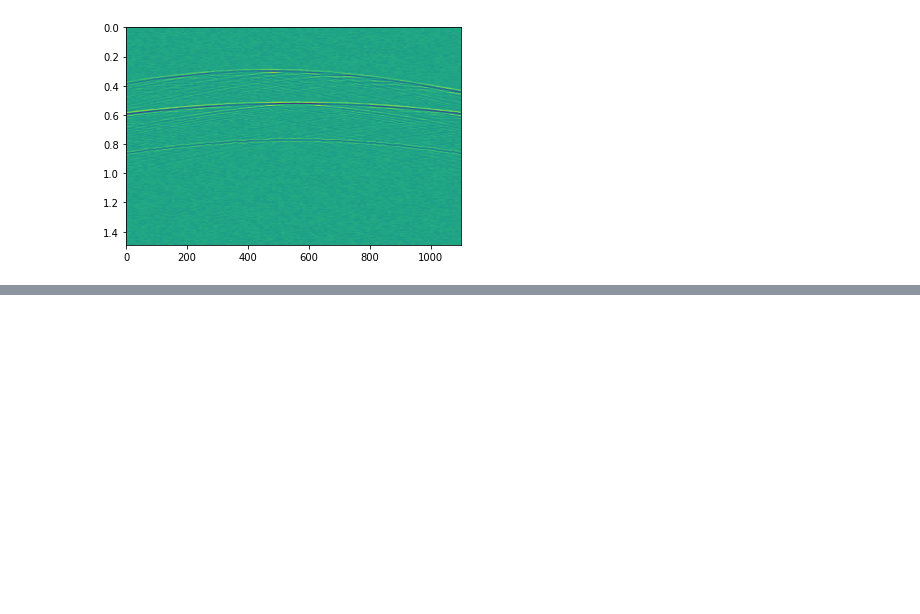
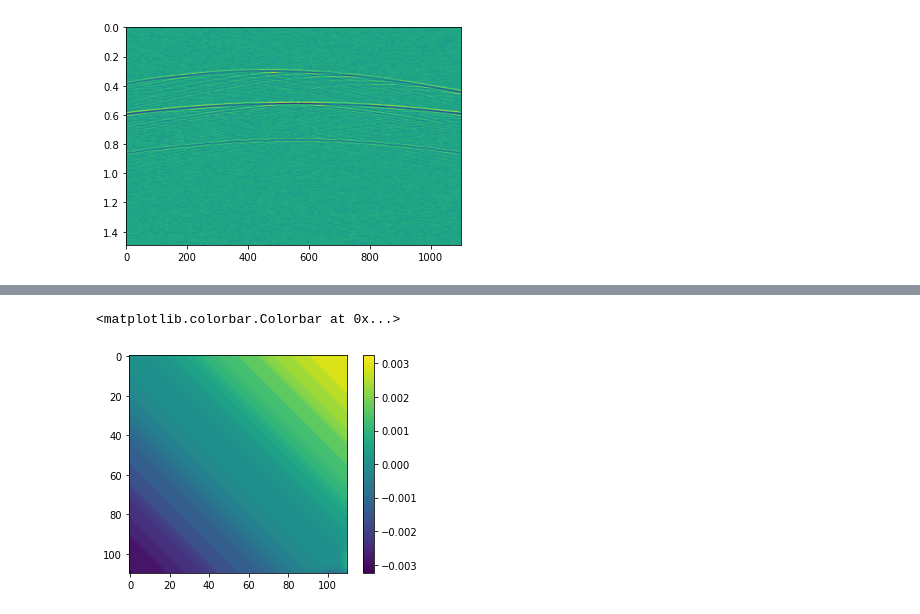
Before and after one commit to GuilhermeZakarewicz/DiffraPy, a Jupyter notebook: Tabti.ipynb, the cells around one changed output, grey strips where cells are left out. Saved outputs shown, nothing was run; the diff lists cells and outputs as text; code cells hidden in the pictures; blank space fills up the shorter version.

```diff
--- a/Tabti.ipynb
+++ b/Tabti.ipynb
@@ -223,0 +251,8 @@ plt.imshow(t)
+# %%
+k=55
+M=np.transpose(TTh[:,k,:]) - TTh[:,k,:]
+plt.imshow(M)
+plt.colorbar()
+# %% [output]
+<matplotlib.colorbar.Colorbar at 0x...>
+[figure, added]
```
Also changed, not shown: parts of 17 cells of this notebook, 5 other files.
